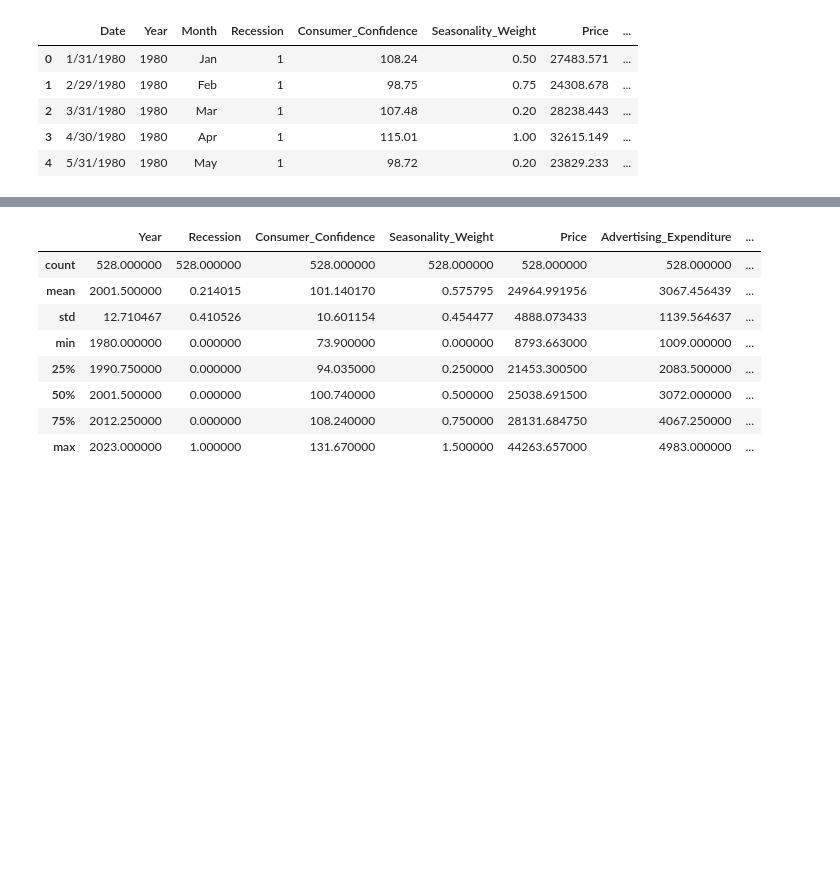
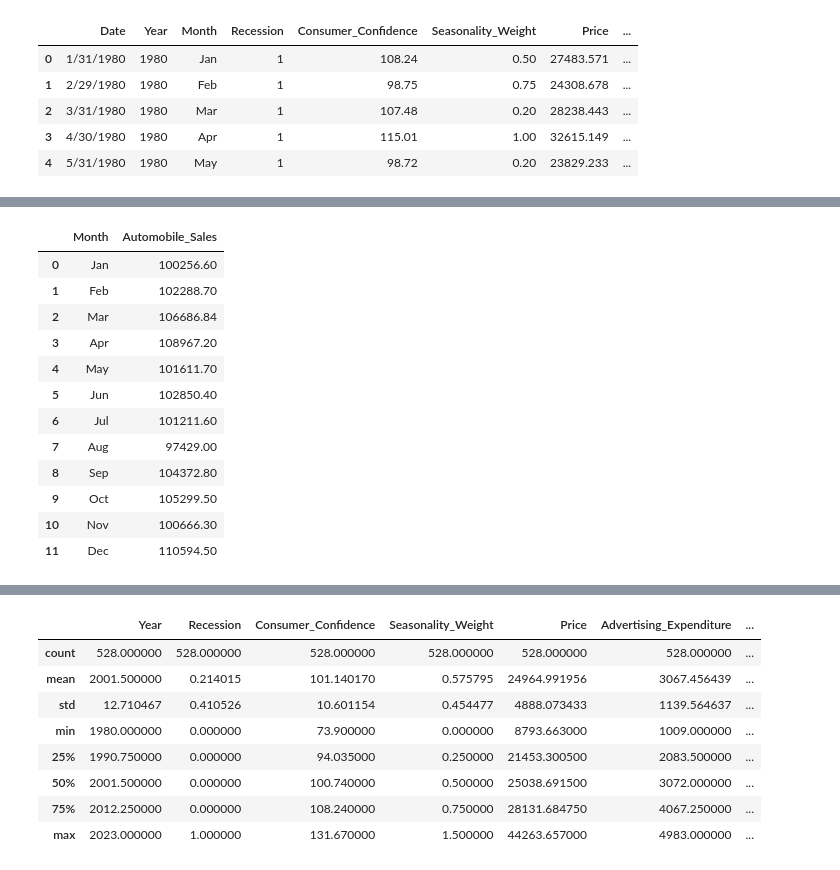
Before and after one commit to pnkjjha/BuildNExperiment, a Jupyter notebook: DV0101EN_Exercise_Final_Assignment_Part_1_20230614_1686700800_jupyterlite.ipynb, the cells around one changed output, grey strips where cells are left out. Drawn from its saved outputs; the diff is of its cells as text; code cells hidden in the pictures; blank space fills up the shorter version.

```diff
--- a/DV0101EN_Exercise_Final_Assignment_Part_1_20230614_1686700800_jupyterlite.ipynb
+++ b/DV0101EN_Exercise_Final_Assignment_Part_1_20230614_1686700800_jupyterlite.ipynb
@@ -187,0 +205,20 @@ df.head()
+# %%
+sort_order = ['Jan', 'Feb', 'Mar', 'Apr', 'May', 'Jun', 'Jul', 'Aug', 'Sep', 'Oct', 'Nov', 'Dec']
+df_salesByMonth.index=pd.CategoricalIndex(df_salesByMonth['Month'],categories=sort_order,ordered=True)
+
+df_salesByMonth_sorted = df_salesByMonth.sort_index().reset_index(drop=True)
+df_salesByMonth_sorted
+# %% [output]
+|  | Month | Automobile_Sales |
+| 0 | Jan | 100256.60 |
+| 1 | Feb | 102288.70 |
+| 2 | Mar | 106686.84 |
+| 3 | Apr | 108967.20 |
+| 4 | May | 101611.70 |
+| 5 | Jun | 102850.40 |
+| 6 | Jul | 101211.60 |
+| 7 | Aug | 97429.00 |
+| 8 | Sep | 104372.80 |
+| 9 | Oct | 105299.50 |
+| 10 | Nov | 100666.30 |
+| 11 | Dec | 110594.50 |
```
Also changed, not shown: parts of 2 cells of this notebook.
